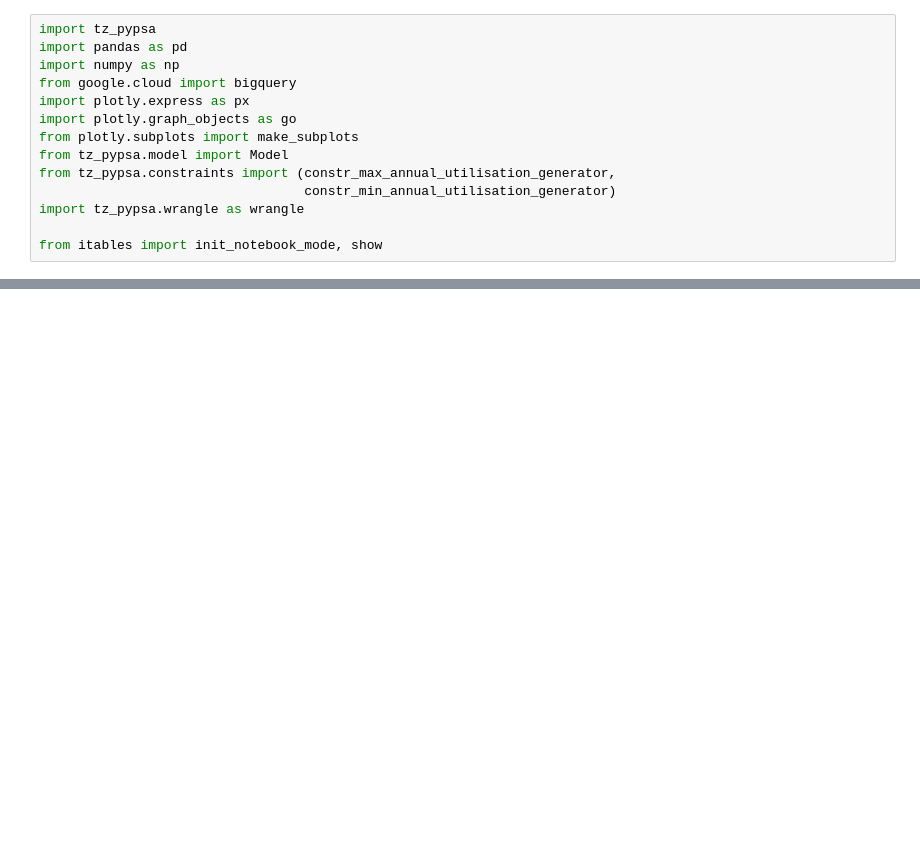
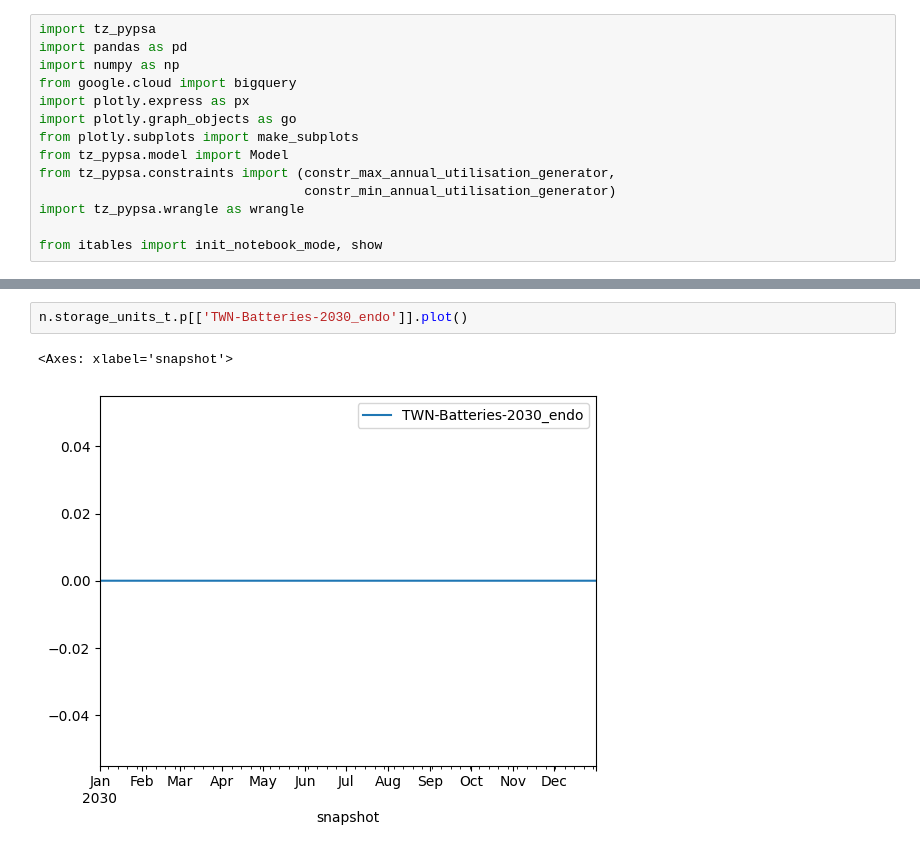
Before and after one commit to transition-zero/tza-pypsa, a Jupyter notebook: brownfield_run.ipynb, the cells around one changed output, grey strips where cells are left out. Cells and saved outputs as stored; diff of their text form; blank space fills up the shorter version.

```diff
--- a/brownfield_run.ipynb
+++ b/brownfield_run.ipynb
@@ -81,0 +98,5 @@ INFO:pypsa.optimization.optimize:The shadow-prices of the constraints Generator-
+# %%
+n.storage_units_t.p[['TWN-Batteries-2030_endo']].plot()
+# %% [output]
+<Axes: xlabel='snapshot'>
+[figure, added]
```
Also changed, not shown: parts of 10 cells of this notebook, 7 other files.
